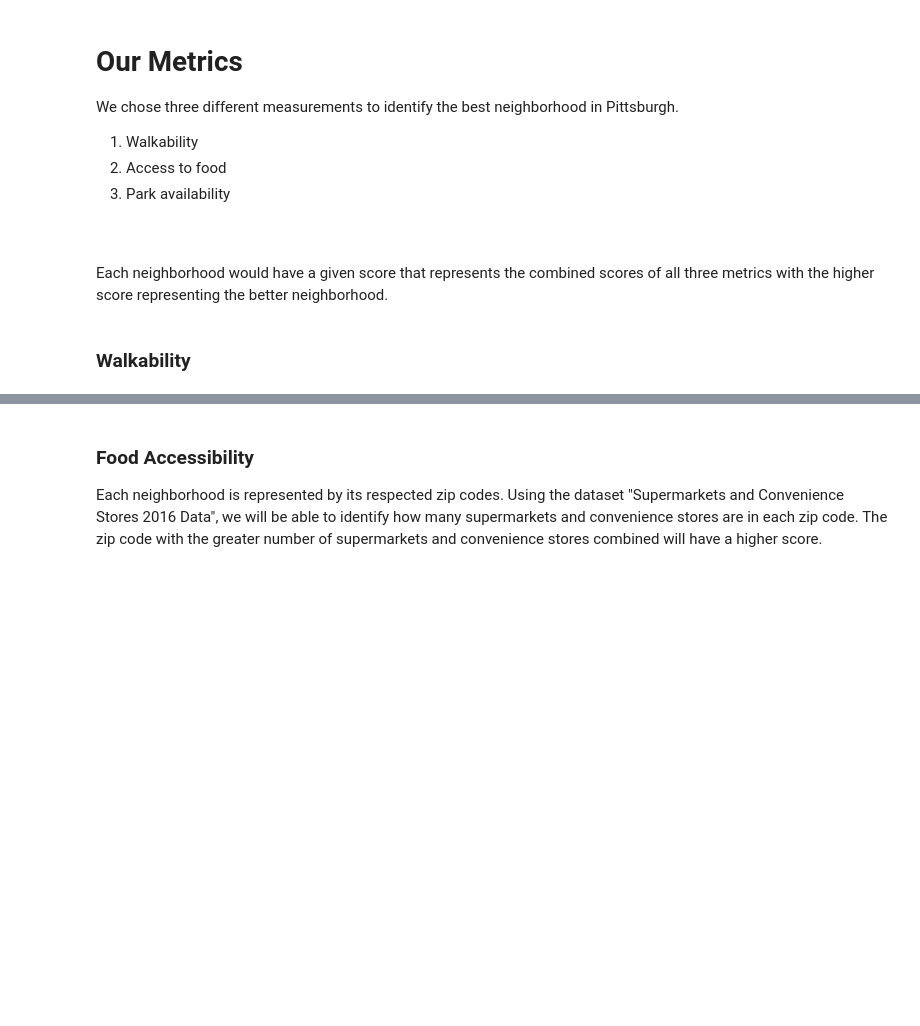
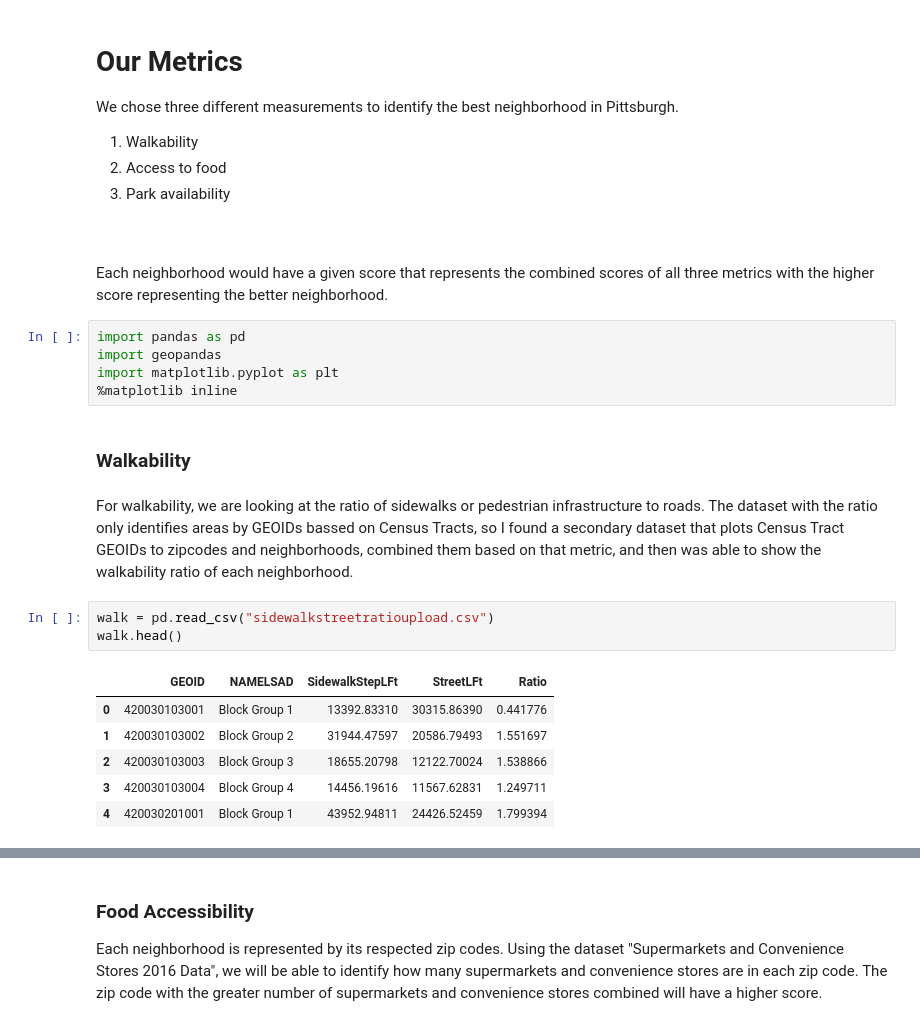
Before and after one commit to Sixces/Big-Ideas-FInal-Project, a Jupyter notebook: main.ipynb, the cells around one changed output, grey strips where cells are left out. Saved outputs shown, nothing was run; the diff lists cells and outputs as text; blank space fills up the shorter version.

```diff
--- a/main.ipynb
+++ b/main.ipynb
@@ -11,5 +11,23 @@ We chose three different measurements to identify the best neighborhood in Pitts
 3. Park availability
 <br>
 <br>Each neighborhood would have a given score that represents the combined scores of all three metrics with the higher score representing the better neighborhood.
+# %%
+import pandas as pd
+import geopandas
+import matplotlib.pyplot as plt
+%matplotlib inline
 # %% [markdown]
 ### Walkability
+# %% [markdown]
+For walkability, we are looking at the ratio of sidewalks or pedestrian infrastructure to roads.
+The dataset with the ratio only identifies areas by GEOIDs bassed on Census Tracts, so I found a secondary dataset that plots Census Tract GEOIDs to zipcodes and neighborhoods, combined them based on that metric, and then was able to show the walkability ratio of each neighborhood.
+# %%
+walk = pd.read_csv("sidewalkstreetratioupload.csv")
+walk.head()
+# %% [output]
+|  | GEOID | NAMELSAD | SidewalkStepLFt | StreetLFt | Ratio |
+| 0 | 420030103001 | Block Group 1 | 13392.83310 | 30315.86390 | 0.441776 |
+| 1 | 420030103002 | Block Group 2 | 31944.47597 | 20586.79493 | 1.551697 |
+| 2 | 420030103003 | Block Group 3 | 18655.20798 | 12122.70024 | 1.538866 |
+| 3 | 420030103004 | Block Group 4 | 14456.19616 | 11567.62831 | 1.249711 |
+| 4 | 420030201001 | Block Group 1 | 43952.94811 | 24426.52459 | 1.799394 |
```
Also changed, not shown: parts of 3 cells of this notebook.
